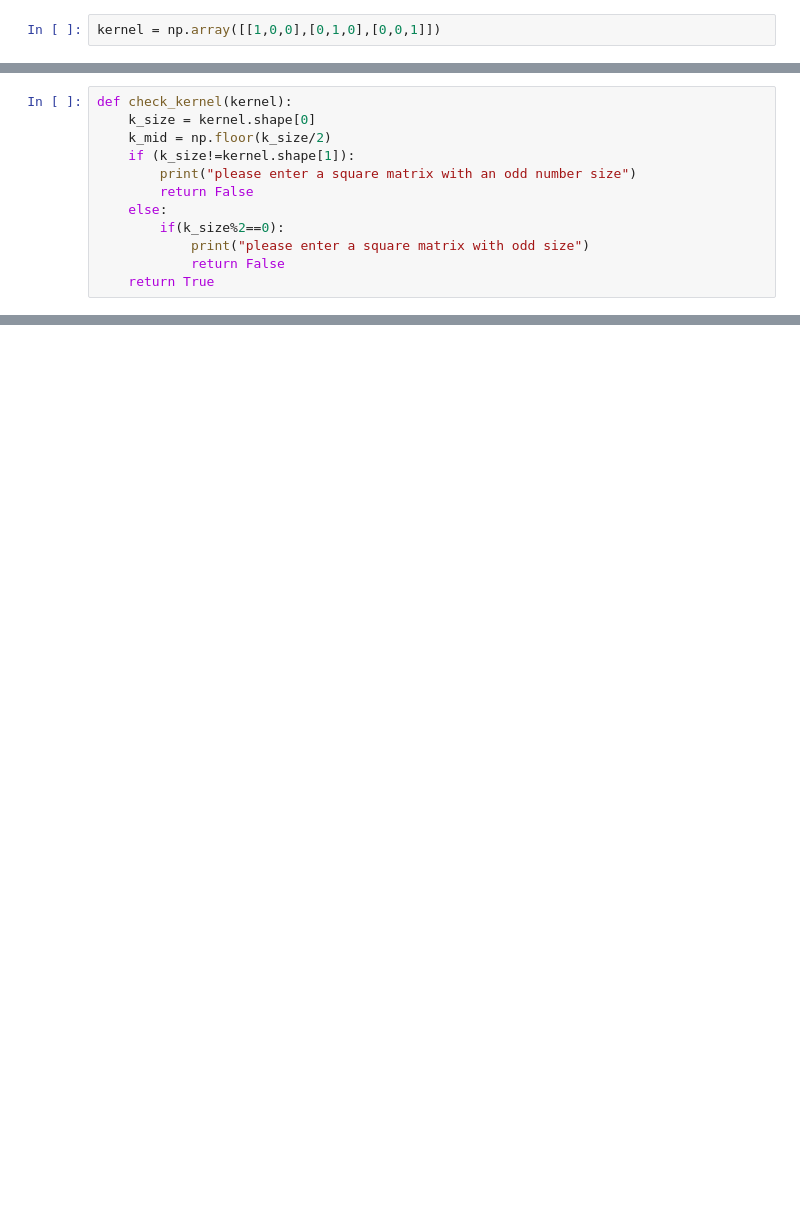
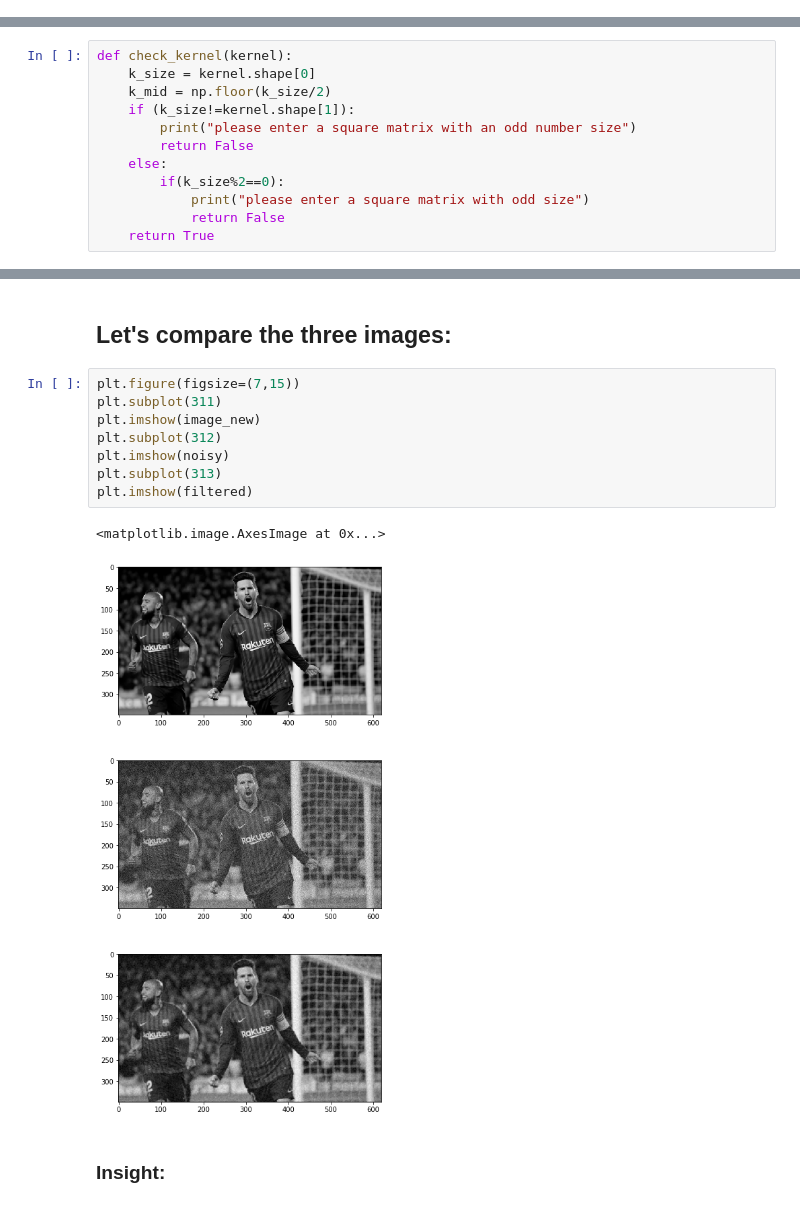
Before and after one commit to Nikj16/Introduction-to-computer-vision, a Jupyter notebook: Notebooks/2A-L2-Filtering.ipynb, the cells around one changed output, grey strips where cells are left out. Saved outputs shown, nothing was run; the diff lists cells and outputs as text; blank space fills up the shorter version.

```diff
--- a/Notebooks/2A-L2-Filtering.ipynb
+++ b/Notebooks/2A-L2-Filtering.ipynb
@@ -23,2 +21,0 @@ img_height, img_width = image_new.shape
-# %%
-kernel = np.array([[1,0,0],[0,1,0],[0,0,1]])
@@ -98,0 +97,15 @@ for i,j in zip(range(10), range(15,25)):
+# %% [markdown]
+## Let's compare the three images:
+# %%
+plt.figure(figsize=(7,15))
+plt.subplot(311)
+plt.imshow(image_new)
+plt.subplot(312)
+plt.imshow(noisy)
+plt.subplot(313)
+plt.imshow(filtered)
+# %% [output]
+<matplotlib.image.AxesImage at 0x...>
+[figure, added]
+# %% [markdown]
+### Insight:
```
Also changed, not shown: parts of 25 cells of this notebook, 2 other files.
